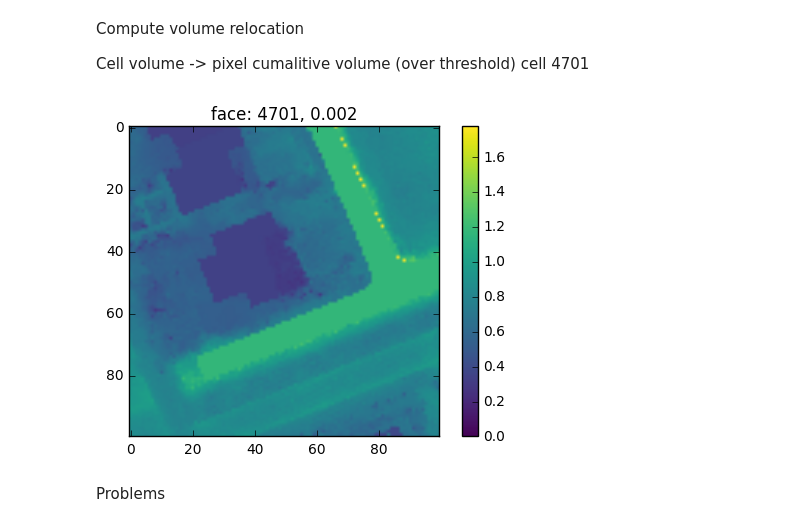
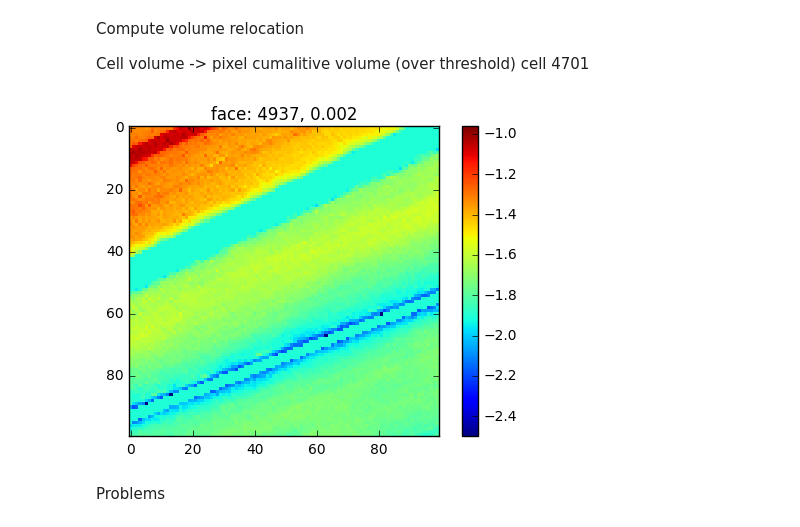
Before and after one commit to openearth/notebooks, a Jupyter notebook: kockengen.ipynb, the cells around one changed output. Cells and saved outputs as stored; diff of their text form; code cells hidden in the pictures.

```diff
--- a/kockengen.ipynb
+++ b/kockengen.ipynb
@@ -147,7 +147,7 @@ def subgrid_waterdepth(face_idx, dem, grid, data, tables, correction):
     pixel_area = dem['dxp'] * dem['dyp']
     face_area = np.prod(dem_i.shape) * pixel_area
 
-    if fill_idx >= len(cum_volume_table):
+    if fill_idx >= len(cum_volume_table) - 1:
         remaining = (vol_i - cum_volume_table[-1]) / face_area
         target_level = bins[-1] + remaining
     else:
@@ -221,8 +221,9 @@ for id_, face in zip(idx, tqdm.tqdm_notebook(faces)):
     ]
     dem_i = dem['band'][face_px2slice]
     if not dem_i.mask.all():
-        n, bins = np.histogram(dem_i.flatten(), bins=10)
-        volume_table = np.abs(affine.a * affine.e) * n * np.diff(bins)
+        n, bins = np.histogram(dem_i.flatten(), bins=np.linspace(-2.5, 1.0))
+        n_cum = np.cumsum(n)
+        volume_table = np.abs(affine.a * affine.e) * n_cum * np.diff(bins)
         cum_volume_table = np.cumsum(volume_table)
     else:
         n, bins = None, None
@@ -266,17 +267,18 @@ Widget Javascript not detected.  It may not be installed properly. Did you enabl
 # %%
 
 
-def plot_waterdepth(face_idx=(4701-100, 4701+100), correction=(0, 2000)):
+def plot_waterdepth(face_idx=4937, correction=(0, 2000)):
     import time
     tic = time.time()
     waterdepth_i = subgrid_waterdepth(face_idx, dem=dem, grid=grid, data=data, correction=correction, tables=tables)
     toc = time.time()
-    plt.imshow(waterdepth_i, cmap='viridis', vmin=0)
+    plt.imshow(tables.ix[face_idx]['dem'], interpolation='none')
+    # plt.imshow(waterdepth_i, cmap='viridis', vmin=0, interpolation='none')
     plt.title("face: %d, %.3f" % (face_idx, toc - tic))
     plt.colorbar()
 _ = interact(plot_waterdepth)
 # %% [output]
-[figure, old version]
+[figure, new version]
 # %% [markdown]
 Problems
 # %%
```
Also changed, not shown: parts of 6 cells of this notebook.
